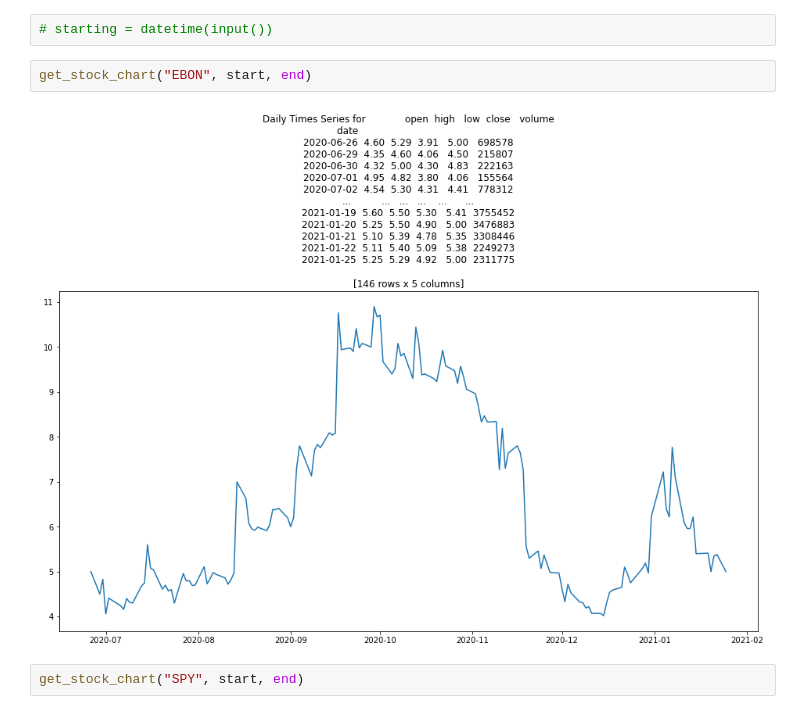
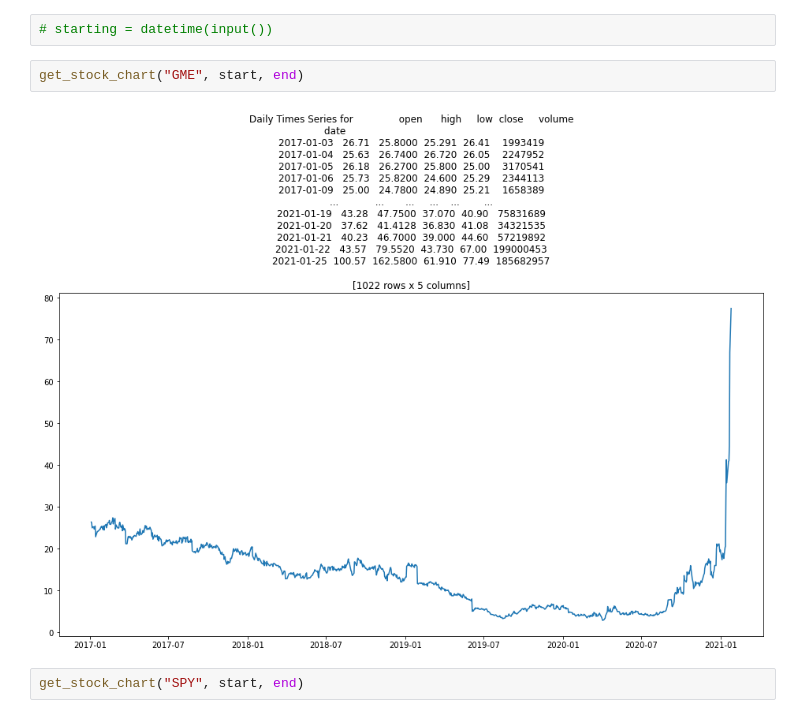
Before and after one commit to lukewbecker/fbphrophet-remote, a Jupyter notebook: iex_testing.ipynb, the cells around one changed output. Cells and saved outputs as stored; diff of their text form.

```diff
--- a/iex_testing.ipynb
+++ b/iex_testing.ipynb
@@ -103,9 +103,9 @@ get_stock_chart("AAPL", start, end)
 # %%
 # starting = datetime(input())
 # %%
-get_stock_chart("EBON", start, end)
+get_stock_chart("GME", start, end)
 # %% [output]
-[figure, old version]
+[figure, new version]
 # %%
 get_stock_chart("SPY", start, end)
 # %% [output]
```
Also changed, not shown: parts of 4 cells of this notebook.
